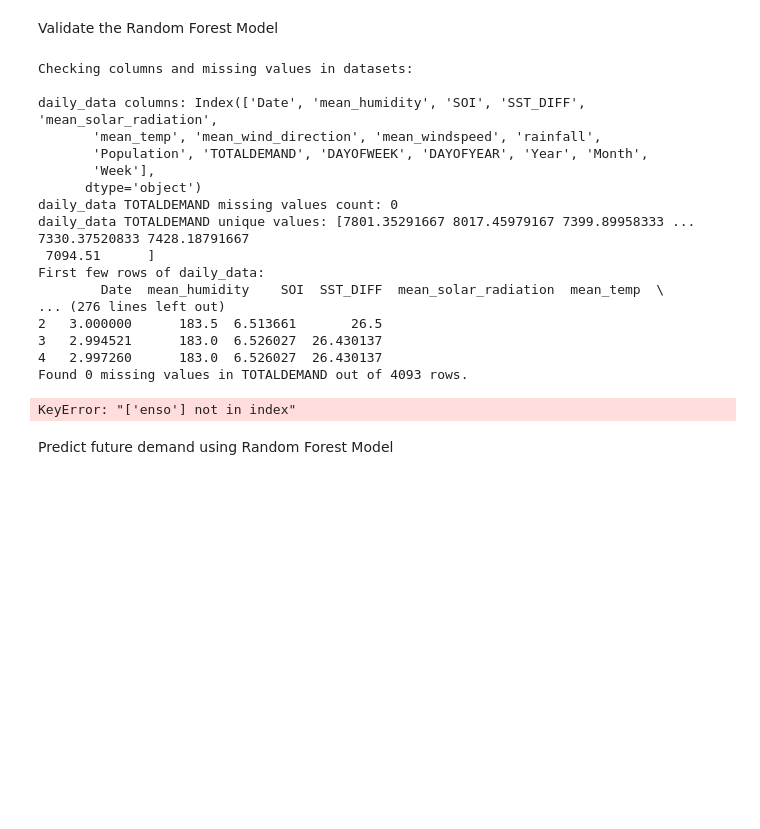
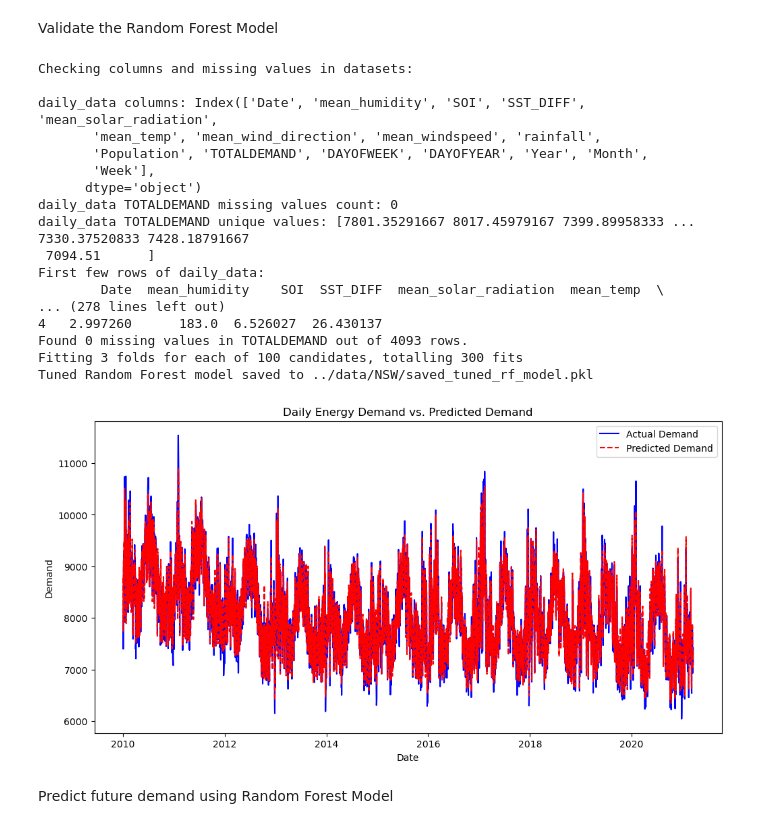
Before and after one commit to UNSW-ZZSC9020-H52024/Group5, a Jupyter notebook: src/Models_MG.ipynb, the cells around one changed output. Saved outputs shown, nothing was run; the diff lists cells and outputs as text; code cells hidden in the pictures; blank space fills up the shorter version.

```diff
--- a/src/Models_MG.ipynb
+++ b/src/Models_MG.ipynb
@@ -574,7 +671,7 @@ def main():
                 raise ValueError(f"TOTALDEMAND column is entirely NaN in {name}!")
 
     # Fill missing values for features
-    feature_columns = ['mean_temp', 'mean_humidity', 'mean_windspeed', 'enso', 'mean_solar_radiation',
+    feature_columns = ['mean_temp', 'SOI','SST_DIFF','mean_humidity', 'mean_windspeed','mean_solar_radiation',
     'mean_wind_direction', 'rainfall', 'Population','DAYOFWEEK','DAYOFYEAR']
     fill_missing_values(daily_data, feature_columns)
     fill_missing_values(weekly_aggregated, feature_columns)
@@ -596,7 +693,7 @@ def main():
             raise ValueError("The dataset is empty after handling TOTALDEMAND values. Check your data preprocessing.")
 
     # Normalize features
-    features = ['mean_temp', 'mean_humidity', 'mean_windspeed', 'enso', 'mean_solar_radiation',
+    features = ['mean_temp','SOI','SST_DIFF', 'mean_humidity', 'mean_windspeed','mean_solar_radiation',
     'mean_wind_direction', 'rainfall', 'Population','DAYOFWEEK','DAYOFYEAR']
 
     X_daily, scaler = normalize_features(daily_data, features)
@@ -650,37 +747,37 @@ def main():
     weekly_results = combine_predictions(weekly_aggregated, aggregated_daily_weekly, y_pred_weekly, 'Week')
     daily_results = daily_data[['Date', 'TOTALDEMAND', 'Predicted_Demand']].copy()
 
     # Plotting the results
     plt.figure(figsize=(12, 6))
     plt.plot(daily_data['Date'], daily_data['TOTALDEMAND'], label='Actual Demand', color='blue')
     plt.plot(daily_data['Date'], daily_data['Predicted_Demand'], label='Predicted Demand', color='red', linestyle='--')
     plt.xlabel('Date')
     plt.ylabel('Demand')
     plt.title('Daily Energy Demand vs. Predicted Demand')
     plt.legend()
     plt.show()
 
 if __name__ == '__main__':
     main()
 # %% [output]
 Checking columns and missing values in datasets:
 
 daily_data columns: Index(['Date', 'mean_humidity', 'SOI', 'SST_DIFF', 'mean_solar_radiation',
        'mean_temp', 'mean_wind_direction', 'mean_windspeed', 'rainfall',
        'Population', 'TOTALDEMAND', 'DAYOFWEEK', 'DAYOFYEAR', 'Year', 'Month',
        'Week'],
       dtype='object')
 daily_data TOTALDEMAND missing values count: 0
 daily_data TOTALDEMAND unique values: [7801.35291667 8017.45979167 7399.89958333 ... 7330.37520833 7428.18791667
  7094.51      ]
 First few rows of daily_data:
         Date  mean_humidity    SOI  SST_DIFF  mean_solar_radiation  mean_temp  \
-... (276 lines left out)
-2   3.000000      183.5  6.513661       26.5
-3   2.994521      183.0  6.526027  26.430137
+... (278 lines left out)
 4   2.997260      183.0  6.526027  26.430137
 Found 0 missing values in TOTALDEMAND out of 4093 rows.
+Fitting 3 folds for each of 100 candidates, totalling 300 fits
+Tuned Random Forest model saved to ../data/NSW/saved_tuned_rf_model.pkl
-KeyError: "['enso'] not in index"
+[figure, added]
 # %% [markdown]
 Predict future demand using Random Forest Model
 # %%
```
Also changed, not shown: parts of 4 cells of this notebook, 4 other files.
